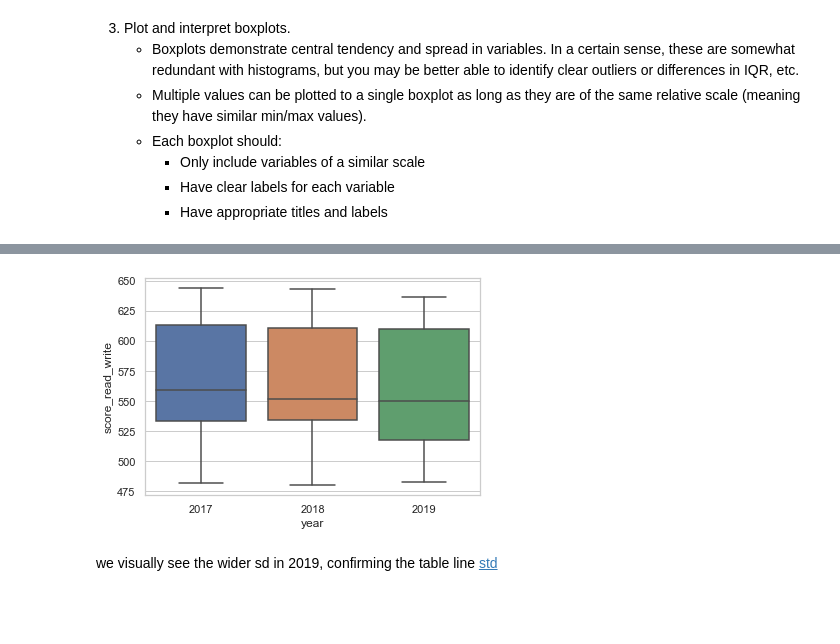
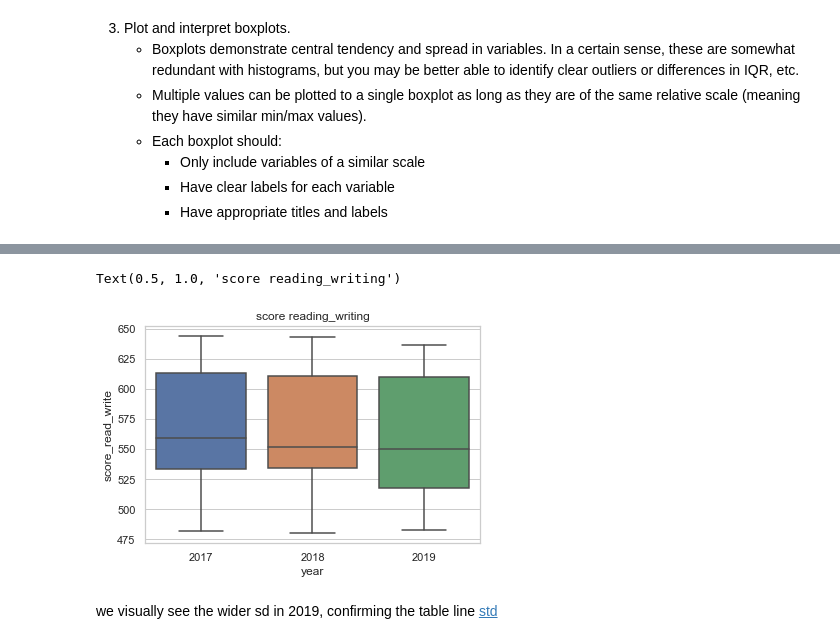
Before and after one commit to ClementGalvierGitHub/Projects, a Jupyter notebook: project_1/code/starter-code_CG_08072022_1800.ipynb, the cells around one changed output, grey strips where cells are left out. Drawn from its saved outputs; the diff is of its cells as text; code cells hidden in the pictures; blank space fills up the shorter version.

```diff
--- a/project_1/code/starter-code_CG_08072022_1800.ipynb
+++ b/project_1/code/starter-code_CG_08072022_1800.ipynb
@@ -977,7 +1094,9 @@ ax = sns.boxplot(x=sat_three_years['year'] , y=sat_three_years['score_math'])
 # %%
-ax = sns.boxplot(x=sat_three_years['year'] , y=sat_three_years['score_read_write'])
+boxplot_ebrw = sns.boxplot(x=sat_three_years['year'] , y=sat_three_years['score_read_write'])
+boxplot_ebrw.set_title("score reading_writing")
 # %% [output]
+Text(0.5, 1.0, 'score reading_writing')
-[figure, old version]
+[figure, new version]
 # %% [markdown]
 we visually see the wider sd in 2019, confirming the table line [std](#std)
 # %% [markdown]
```
Also changed, not shown: parts of 74 cells of this notebook, 12 other files.
